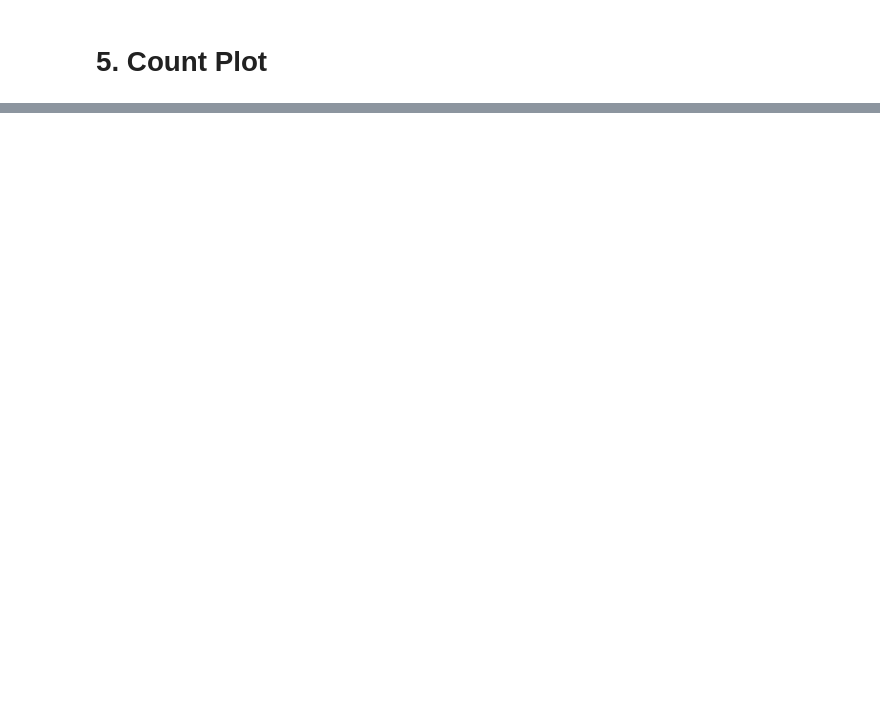
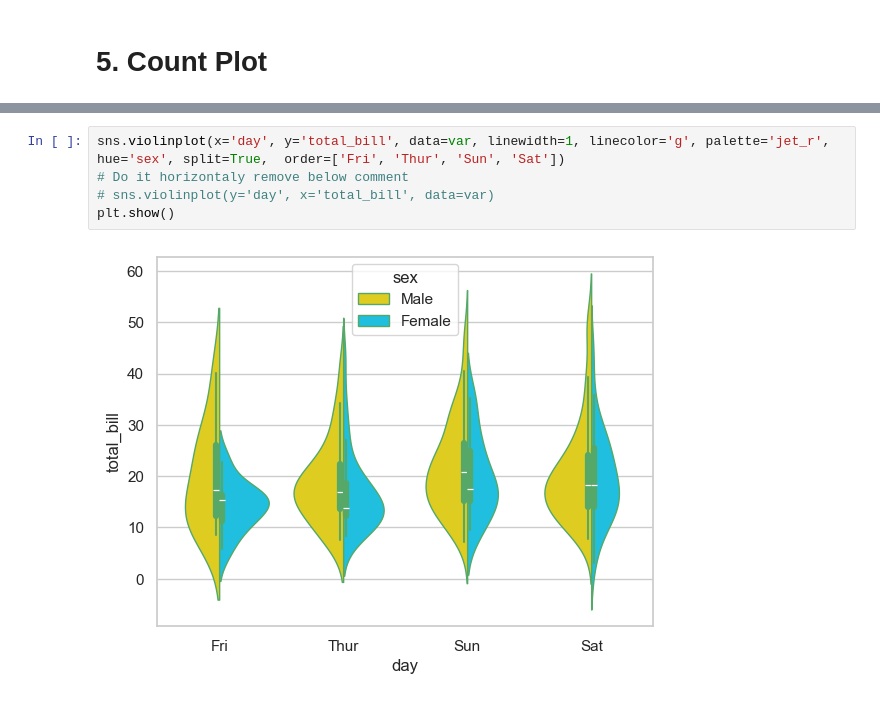
Before and after one commit to lukhi-laksh/Python-Seaborn, a Jupyter notebook: Advance.ipynb, the cells around one changed output, grey strips where cells are left out. Drawn from its saved outputs; the diff is of its cells as text; blank space fills up the shorter version.

```diff
--- a/Advance.ipynb
+++ b/Advance.ipynb
@@ -257,0 +279,7 @@ plt.show()
+# %%
+sns.violinplot(x='day', y='total_bill', data=var, linewidth=1, linecolor='g', palette='jet_r', hue='sex', split=True,  order=['Fri', 'Thur', 'Sun', 'Sat'])
+# Do it horizontaly remove below comment
+# sns.violinplot(y='day', x='total_bill', data=var)
+plt.show()
+# %% [output]
+[figure, added]
```
Also changed, not shown: parts of 31 cells of this notebook.
